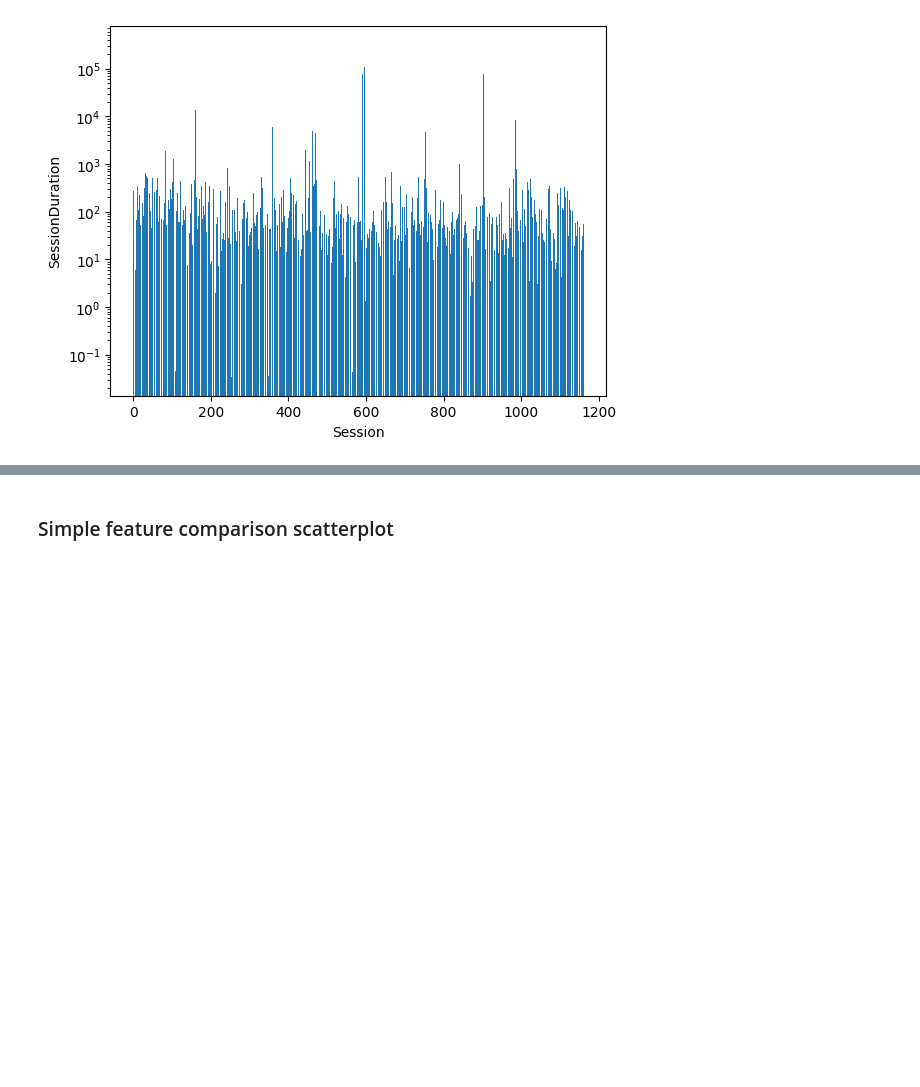
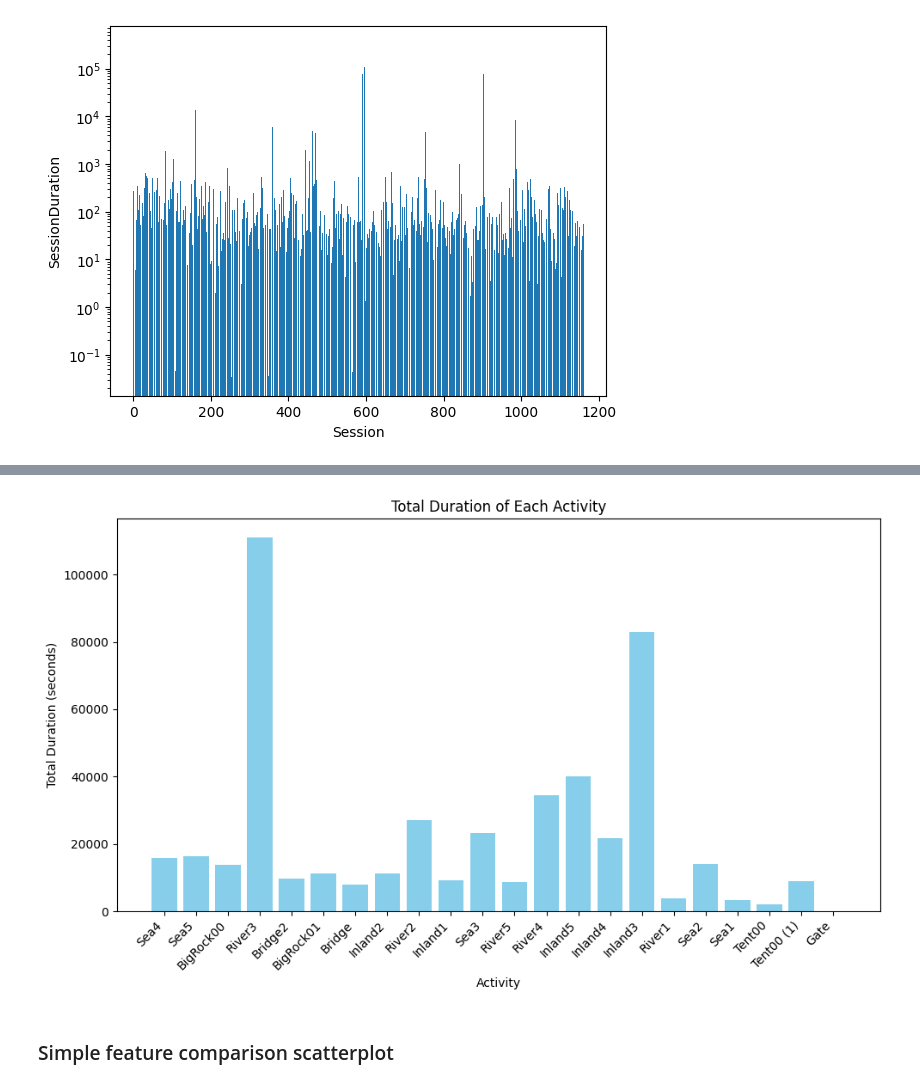
Before and after one commit to opengamedata/opengamedata-samples, a Jupyter notebook: PENGUINS/explore/Penguins_explore_sessions.ipynb, the cells around one changed output, grey strips where cells are left out. Cells and saved outputs as stored; diff of their text form; code cells hidden in the pictures; blank space fills up the shorter version.

```diff
--- a/PENGUINS/explore/Penguins_explore_sessions.ipynb
+++ b/PENGUINS/explore/Penguins_explore_sessions.ipynb
@@ -437,3 +384,34 @@ Name: TotalGazeDuration, dtype: float64
+# %%
+df_session['GazeDuration'] = df_session['GazeDuration'].apply(lambda x: ast.literal_eval(x) if isinstance(x, str) else x)
+
+def aggregate_durations(durations_dict_list):
+    aggregated_durations = {}
+    for durations_dict in durations_dict_list:
+        for activity, duration in durations_dict.items():
+            duration_td = pd.to_timedelta(duration)
+            if activity in aggregated_durations:
+                aggregated_durations[activity] += duration_td
+            else:
+                aggregated_durations[activity] = duration_td
+    return aggregated_durations
+
+all_durations_dict_list = df_session['GazeDuration'].tolist()
+aggregated_durations = aggregate_durations(all_durations_dict_list)
+
+durations_df = pd.DataFrame(list(aggregated_durations.items()), columns=['Activity', 'TotalDuration'])
+
+import matplotlib.pyplot as plt
+
+plt.figure(figsize=(10, 6))
+plt.bar(durations_df['Activity'], durations_df['TotalDuration'].dt.total_seconds(), color='skyblue')
+plt.xlabel('Activity')
+plt.ylabel('Total Duration (seconds)')
+plt.title('Total Duration of Each Activity')
+plt.xticks(rotation=45, ha='right')
+plt.tight_layout()
+plt.show()
+# %% [output]
+[figure, added]
 # %% [markdown]
 ### Simple feature comparison scatterplot
 # %%
```
Also changed, not shown: parts of 6 cells of this notebook.
